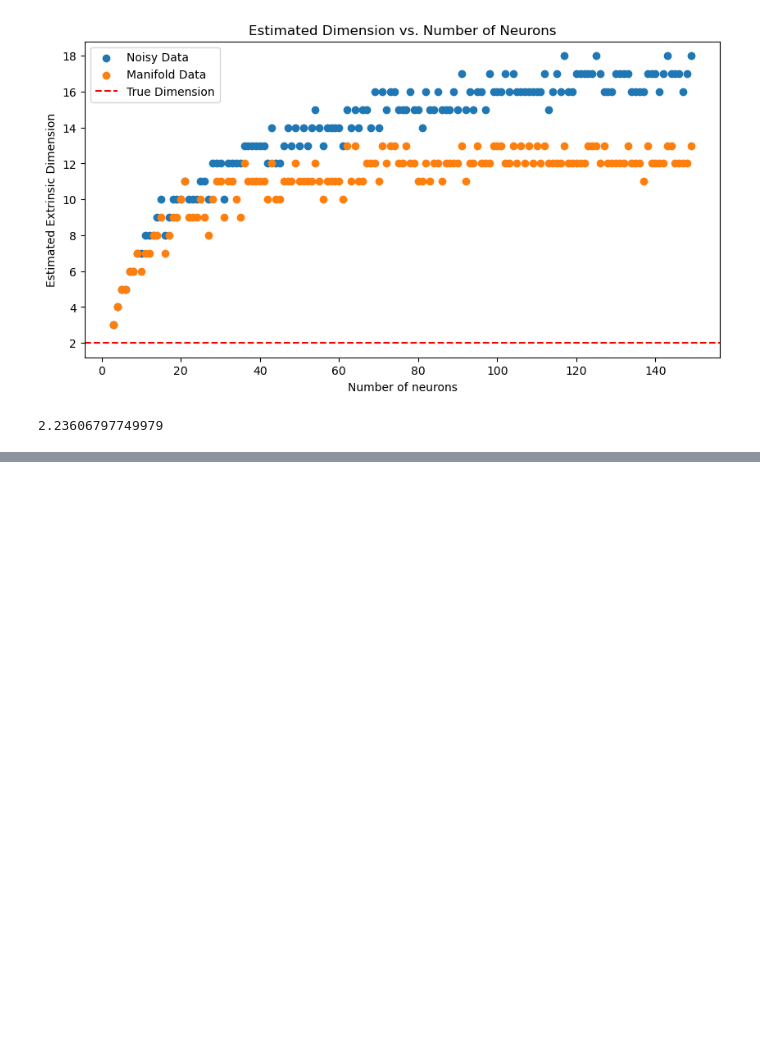
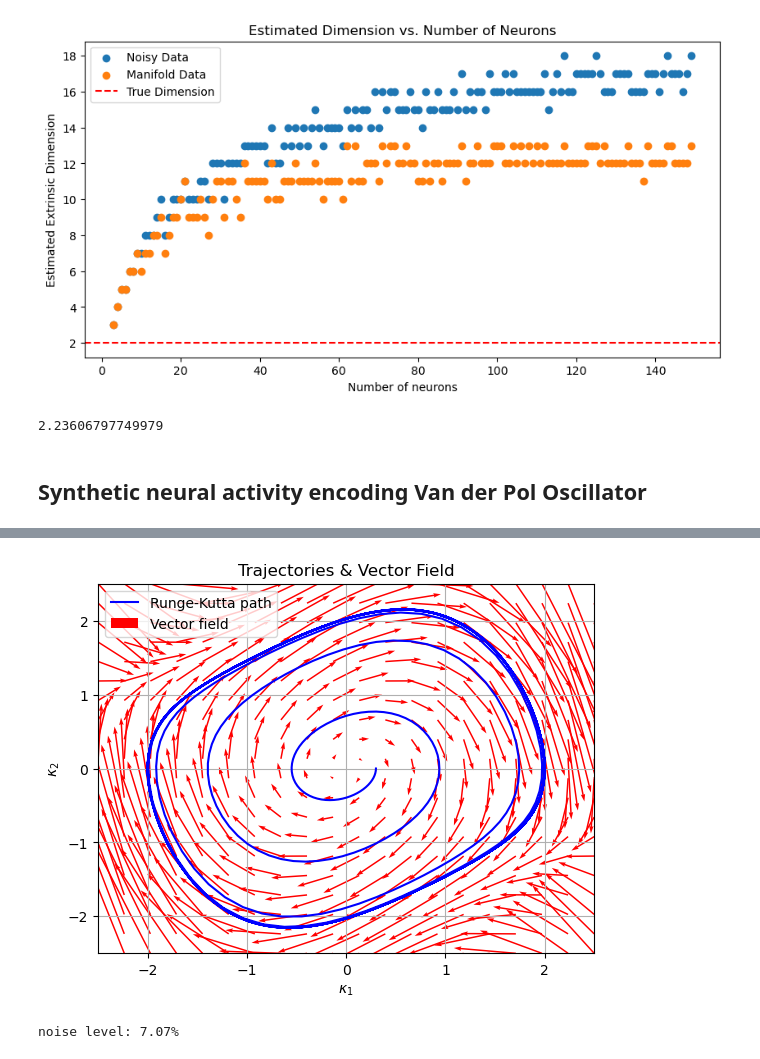
Before and after one commit to geometric-intelligence/neurometry, a Jupyter notebook: notebooks/01_methods_create_synthetic_data.ipynb, the cells around one changed output, grey strips where cells are left out. Cells and saved outputs as stored; diff of their text form; code cells hidden in the pictures; blank space fills up the shorter version.

```diff
--- a/notebooks/01_methods_create_synthetic_data.ipynb
+++ b/notebooks/01_methods_create_synthetic_data.ipynb
@@ -357,3 +357,5 @@ Text(0.5, 1.0, 'Estimated Dimension vs. Number of Neurons')
 np.sqrt(1 / 2000) * 100
 # %% [output]
 2.23606797749979
+# %% [markdown]
+## Synthetic neural activity encoding Van der Pol Oscillator
@@ -359,0 +391,47 @@ np.sqrt(1 / 2000) * 100
+# %%
+def g_1(kappa_1, kappa_2, t):
+    return kappa_2
+
+
+mu = 0.4
+
+
+def g_2(kappa_1, kappa_2, t):
+    return -kappa_1 + mu * (1 - kappa_1**2) * kappa_2
+# %%
+t_0, t_n = 0, 100
+h = 0.1
+
+
+plt.figure()
+plt.legend()
+plt.xlabel("$\kappa_1$")
+plt.ylabel("$\kappa_2$")
+plt.title("Trajectories & Vector Field")
+
+# plt.quiver(X, Y, U, V, scale=20, color="r", label="Vector field")
+
+kappa_1_0, kappa_2_0 = 0.3, 0
+t_values, kappa_1_values, kappa_2_values = runge_kutta_4(
+    g_1, g_2, kappa_1_0, kappa_2_0, t_0, t_n, h
+)
+plt.plot(kappa_1_values, kappa_2_values, "b-", label="Runge-Kutta path")
+plt.xlim((-2.5, 2.5))
+plt.ylim((-2.5, 2.5))
+# show gridlines
+plt.grid(True)
+
+x_min, x_max = -2.5, 2.5
+y_min, y_max = -2.5, 2.5
+
+
+x_range = np.linspace(x_min, x_max, 20)
+y_range = np.linspace(y_min, y_max, 20)
+t_range = np.linspace(0, 2 * np.pi, 20)
+
+X, Y = np.meshgrid(x_range, y_range)
+U = g_1(X, Y, 0)
+V = g_2(X, Y, 0)
+plt.quiver(X, Y, U, V, scale=20, color="r", label="Vector field")
+plt.legend();
+# %% [output]
@@ -359,0 +439 @@ np.sqrt(1 / 2000) * 100
+[figure, added]
@@ -359,0 +444,9 @@ np.sqrt(1 / 2000) * 100
+# %%
+noisy_points, manifold_points = synthetic.synthetic_neural_manifold(
+    points=kappa_values,
+    encoding_dim=3,
+    nonlinearity="sigmoid",
+    scales=gs.array([5, 3, 1]),
+)
+# %% [output]
+noise level: 7.07%
```
Also changed, not shown: parts of 6 cells of this notebook, 1 other file.
